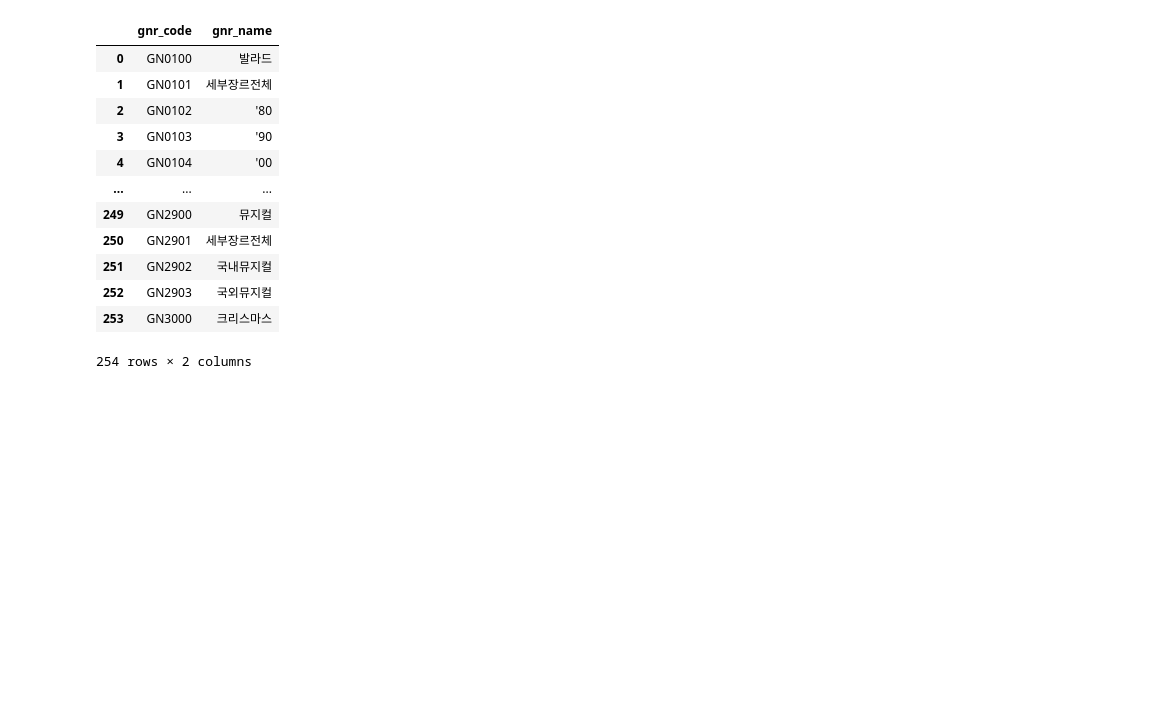
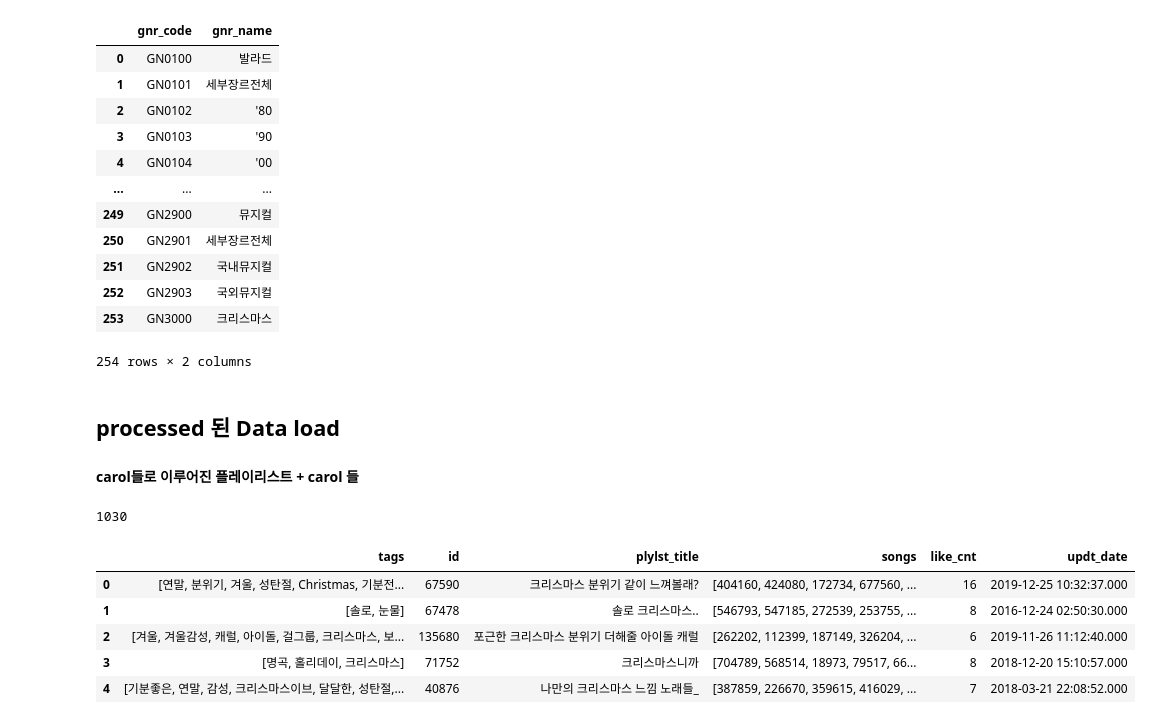
Before and after one commit to kye8524/MLTeamProject, a Jupyter notebook: load_data.ipynb, the cells around one changed output. Cells and saved outputs as stored; diff of their text form; code cells hidden in the pictures; blank space fills up the shorter version.

```diff
--- a/load_data.ipynb
+++ b/load_data.ipynb
@@ -112,3 +112,6 @@ genre_gn_all
 | 252 | GN2903 | 국외뮤지컬 |
 | 253 | GN3000 | 크리스마스 |
 254 rows × 2 columns
+# %% [markdown]
+## processed 된 Data load
+#### carol들로 이루어진 플레이리스트 + carol 들
@@ -114,0 +130,11 @@ genre_gn_all
+# %%
+print(len(train_playlist))
+train_playlist.head()
+# %% [output]
+1030
+|  | tags | id | plylst_title | songs | like_cnt | updt_date |
+| 0 | [연말, 분위기, 겨울, 성탄절, Christmas, 기분전... | 67590 | 크리스마스 분위기 같이 느껴볼래? | [404160, 424080, 172734, 677560, ... | 16 | 2019-12-25 10:32:37.000 |
+| 1 | [솔로, 눈물] | 67478 | 솔로 크리스마스.. | [546793, 547185, 272539, 253755, ... | 8 | 2016-12-24 02:50:30.000 |
+| 2 | [겨울, 겨울감성, 캐럴, 아이돌, 걸그룹, 크리스마스, 보... | 135680 | 포근한 크리스마스 분위기 더해줄 아이돌 캐럴 | [262202, 112399, 187149, 326204, ... | 6 | 2019-11-26 11:12:40.000 |
+| 3 | [명곡, 홀리데이, 크리스마스] | 71752 | 크리스마스니까 | [704789, 568514, 18973, 79517, 66... | 8 | 2018-12-20 15:10:57.000 |
+| 4 | [기분좋은, 연말, 감성, 크리스마스이브, 달달한, 성탄절,... | 40876 | 나만의 크리스마스 느낌 노래들_ | [387859, 226670, 359615, 416029, ... | 7 | 2018-03-21 22:08:52.000 |
```
Also changed, not shown: parts of 4 cells of this notebook, 2 other files.
